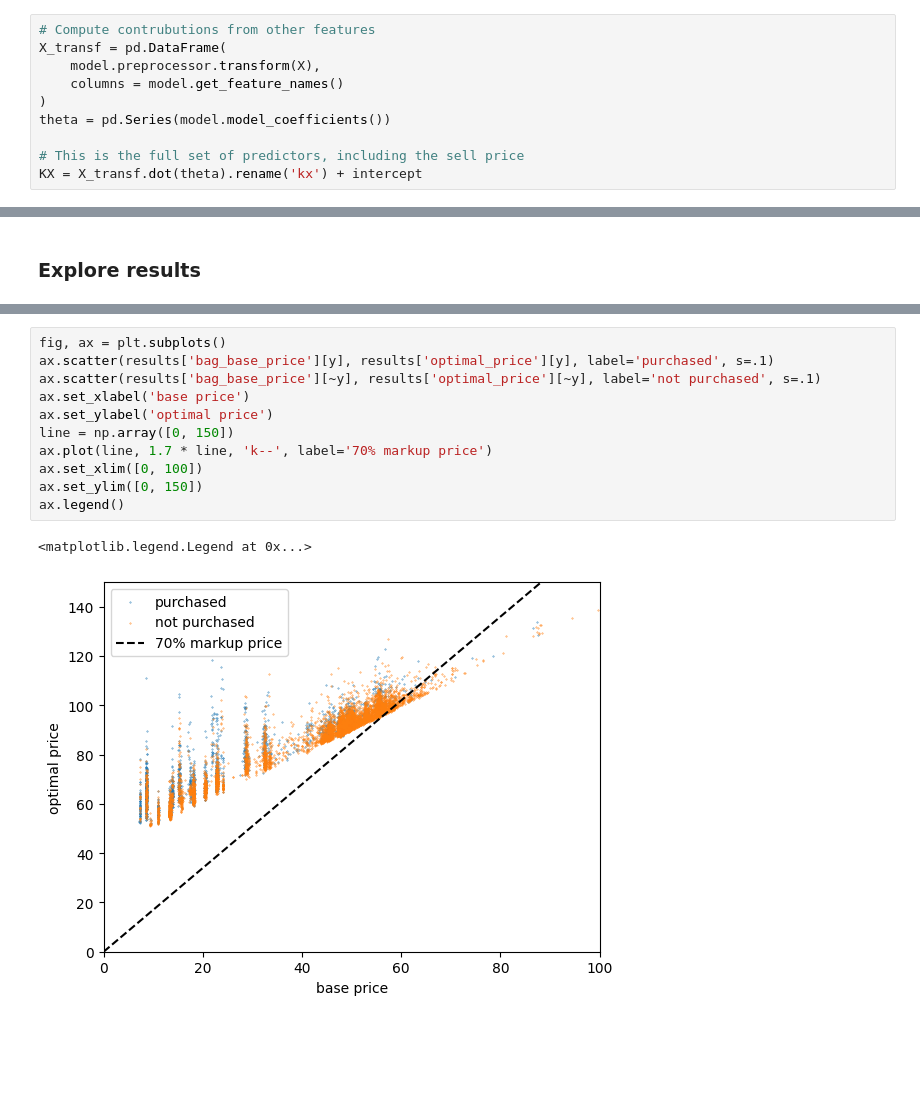
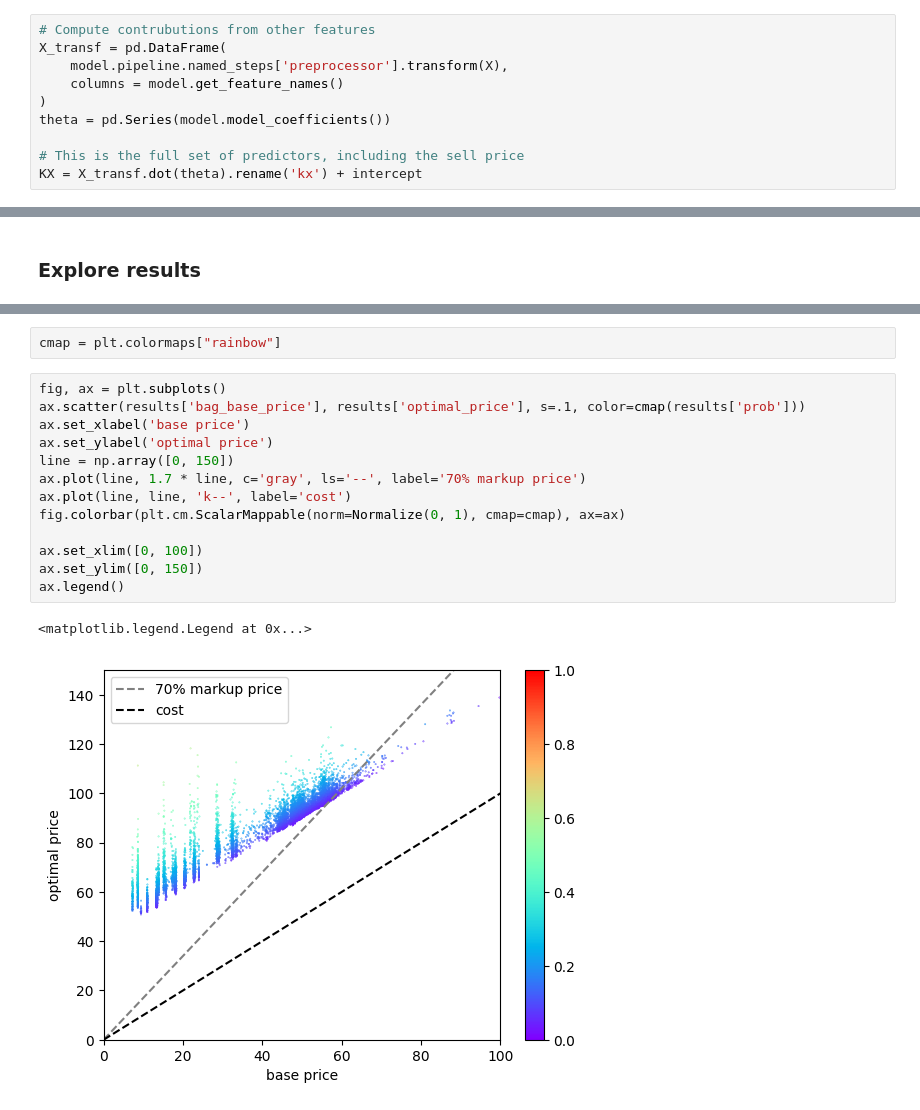
Before and after one commit to amonras/optimal-pricing, a Jupyter notebook: Optimal Pricing.ipynb, the cells around one changed output, grey strips where cells are left out. Drawn from its saved outputs; the diff is of its cells as text; blank space fills up the shorter version.

```diff
--- a/Optimal Pricing.ipynb
+++ b/Optimal Pricing.ipynb
@@ -90,7 +93,7 @@ intercept = model.model.intercept_
 # %%
 # Compute contrubutions from other features
 X_transf = pd.DataFrame(
-    model.preprocessor.transform(X),
+    model.pipeline.named_steps['preprocessor'].transform(X),
     columns = model.get_feature_names()
 )
 theta = pd.Series(model.model_coefficients())
@@ -190,16 +217,20 @@ dtype: float64
+# %%
+cmap = plt.colormaps["rainbow"]
 # %%
 fig, ax = plt.subplots()
-ax.scatter(results['bag_base_price'][y], results['optimal_price'][y], label='purchased', s=.1)
-ax.scatter(results['bag_base_price'][~y], results['optimal_price'][~y], label='not purchased', s=.1)
+ax.scatter(results['bag_base_price'], results['optimal_price'], s=.1, color=cmap(results['prob']))
 ax.set_xlabel('base price')
 ax.set_ylabel('optimal price')
 line = np.array([0, 150])
-ax.plot(line, 1.7 * line, 'k--', label='70% markup price')
+ax.plot(line, 1.7 * line, c='gray', ls='--', label='70% markup price')
+ax.plot(line, line, 'k--', label='cost')
+fig.colorbar(plt.cm.ScalarMappable(norm=Normalize(0, 1), cmap=cmap), ax=ax)
+
 ax.set_xlim([0, 100])
 ax.set_ylim([0, 150])
 ax.legend()
 # %% [output]
 <matplotlib.legend.Legend at 0x...>
-[figure, old version]
+[figure, new version]
 # %%
 fig, ax = plt.subplots()
```
Also changed, not shown: parts of 34 cells of this notebook.
